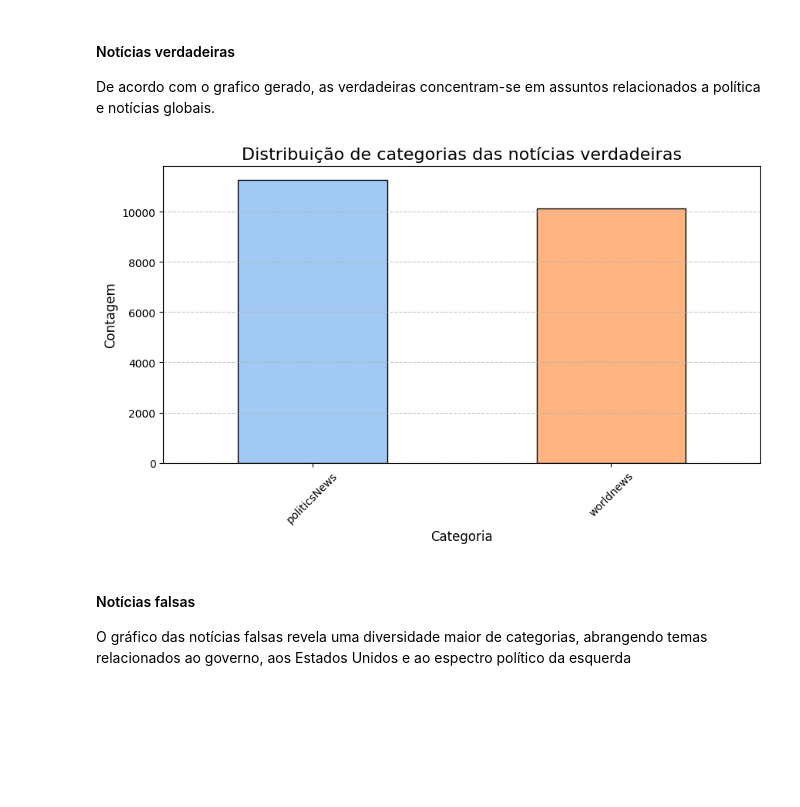
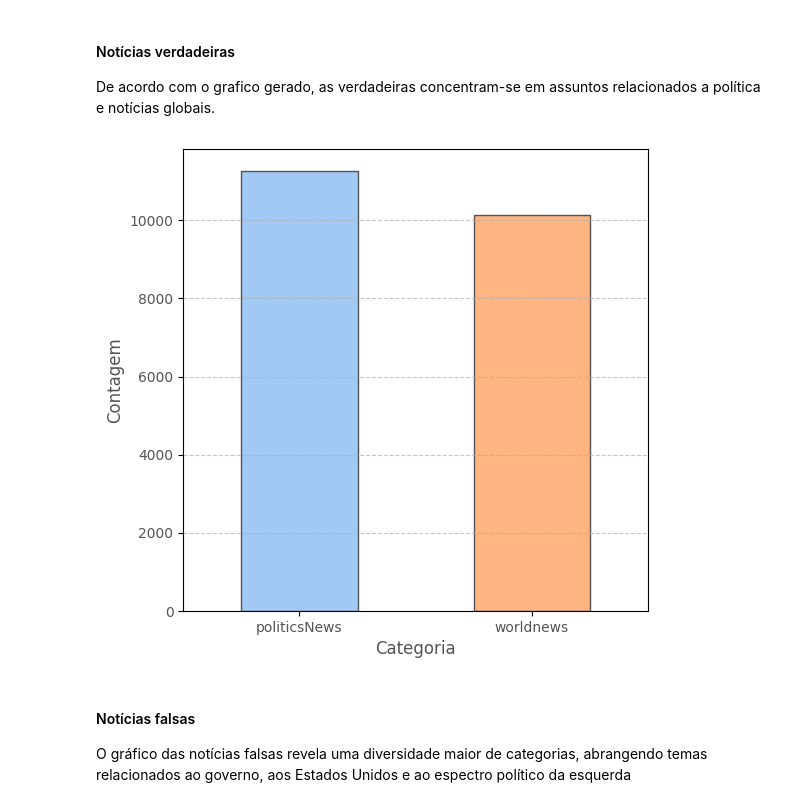
Before and after one commit to anaahnb/fake-and-real-news, a Jupyter notebook: fake_news_real_news.ipynb, the cells around one changed output. Cells and saved outputs as stored; diff of their text form; code cells hidden in the pictures; blank space fills up the shorter version.

```diff
--- a/fake_news_real_news.ipynb
+++ b/fake_news_real_news.ipynb
@@ -118,18 +117,17 @@ df.head()
 
 De acordo com o grafico gerado, as verdadeiras concentram-se em assuntos relacionados a política e notícias globais.
 # %%
-plt.figure(figsize=(10, 5))
+plt.figure(figsize=(6, 6))
 colors = sns.color_palette('pastel')
-ax = df_true['subject'].value_counts().plot(kind='bar', color=colors, edgecolor='black')
-plt.title("Distribuição de categorias das notícias verdadeiras", fontsize=16)
-plt.xlabel("Categoria", fontsize=12)
-plt.ylabel("Contagem", fontsize=12)
-plt.xticks(rotation=45, fontsize=10)
-plt.yticks(fontsize=10)
+ax = df_true['subject'].value_counts().plot(kind='bar', color=colors, edgecolor='#545454')
+plt.xlabel("Categoria", fontsize=12, color="#545454")
+plt.ylabel("Contagem", fontsize=12, color="#545454")
+plt.xticks(rotation=0, fontsize=10, color="#545454")
+plt.yticks(fontsize=10, color="#545454")
 plt.grid(axis='y', linestyle='--', alpha=0.7)
 plt.show()
 # %% [output]
-[figure, old version]
+[figure, new version]
 # %% [markdown]
 #### Notícias falsas
 
```
Also changed, not shown: parts of 26 cells of this notebook, 2 other files.
